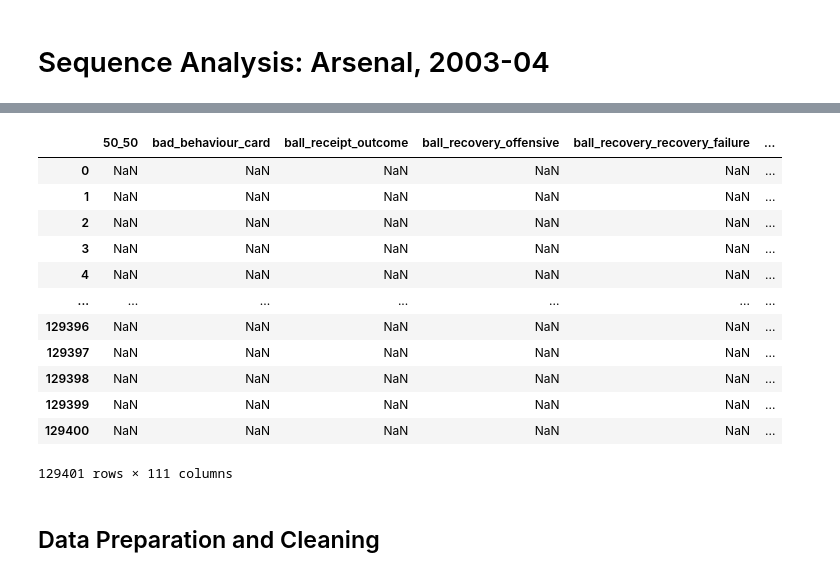
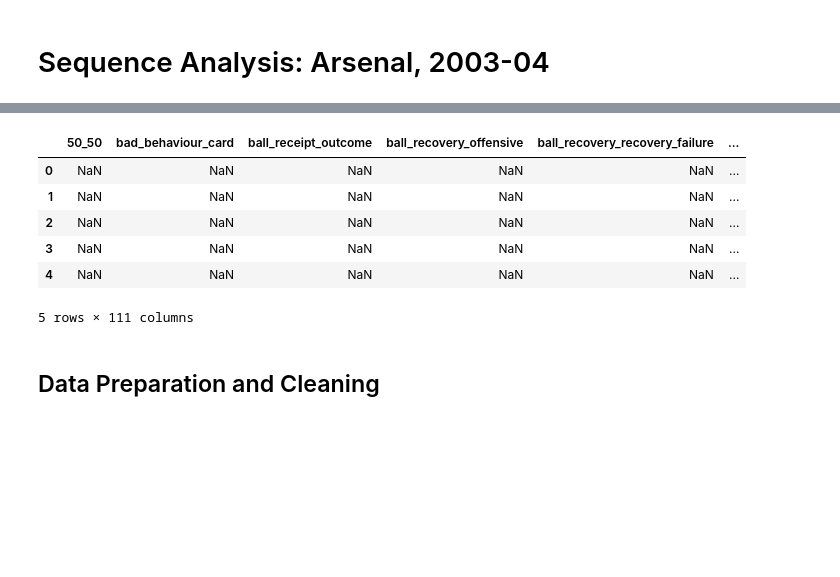
Before and after one commit to harrychurchley/football-sequence-analysis, a Jupyter notebook: arsenal-0304.ipynb, the cells around one changed output, grey strips where cells are left out. Cells and saved outputs as stored; diff of their text form; code cells hidden in the pictures; blank space fills up the shorter version.

```diff
--- a/arsenal-0304.ipynb
+++ b/arsenal-0304.ipynb
@@ -46,21 +30,15 @@ all_events = sb.competition_events(
     gender="male"
 )
 # %%
-all_events
+all_events.head()
 # %% [output]
 |  | 50_50 | bad_behaviour_card | ball_receipt_outcome | ball_recovery_offensive | ball_recovery_recovery_failure | ... |
 | 0 | NaN | NaN | NaN | NaN | NaN | ... |
 | 1 | NaN | NaN | NaN | NaN | NaN | ... |
 | 2 | NaN | NaN | NaN | NaN | NaN | ... |
 | 3 | NaN | NaN | NaN | NaN | NaN | ... |
 | 4 | NaN | NaN | NaN | NaN | NaN | ... |
-| ... | ... | ... | ... | ... | ... | ... |
-| 129396 | NaN | NaN | NaN | NaN | NaN | ... |
-| 129397 | NaN | NaN | NaN | NaN | NaN | ... |
-| 129398 | NaN | NaN | NaN | NaN | NaN | ... |
-| 129399 | NaN | NaN | NaN | NaN | NaN | ... |
-| 129400 | NaN | NaN | NaN | NaN | NaN | ... |
-129401 rows × 111 columns
+5 rows × 111 columns
 # %%
 #list(all_events)
 # %% [markdown]
```
Also changed, not shown: parts of 12 cells of this notebook.
